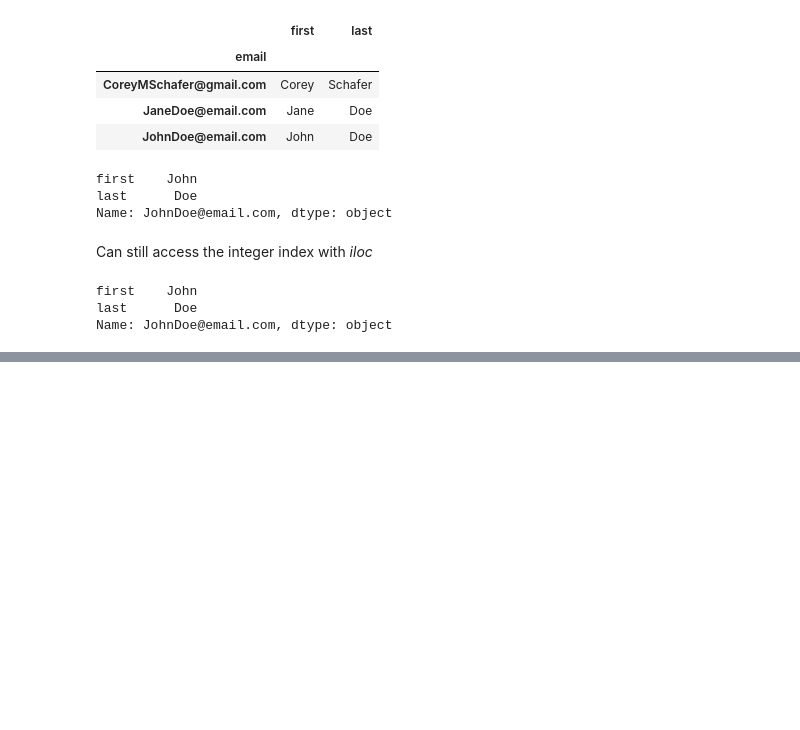
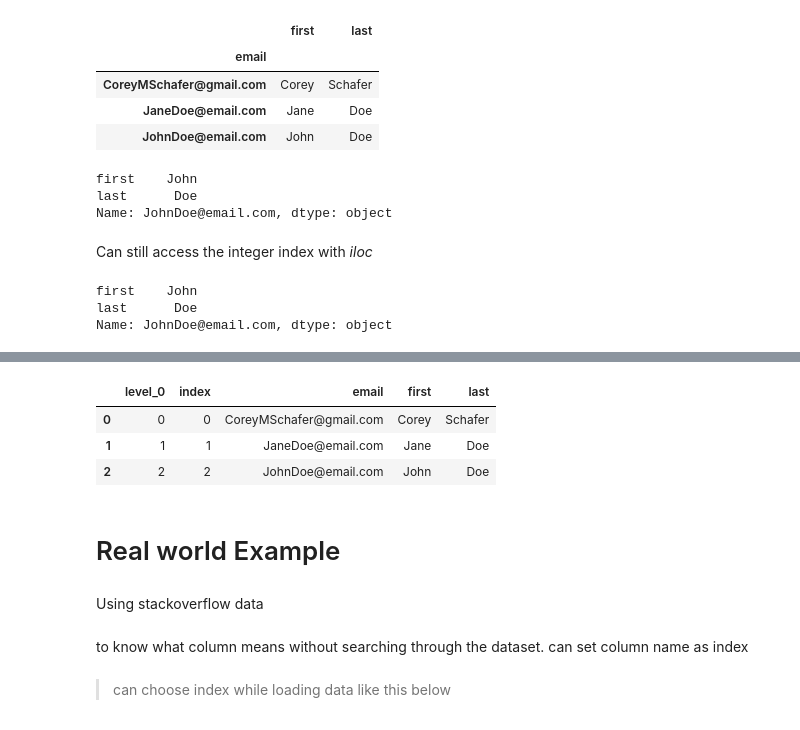
Before and after one commit to innovinitylabs/pandas-notes-corey-schaffer, a Jupyter notebook: 03-Indexes-Set_reset_use.ipynb, the cells around one changed output, grey strips where cells are left out. Saved outputs shown, nothing was run; the diff lists cells and outputs as text; code cells hidden in the pictures; blank space fills up the shorter version.

```diff
--- a/03-Indexes-Set_reset_use.ipynb
+++ b/03-Indexes-Set_reset_use.ipynb
@@ -72,0 +83,15 @@ Name: JohnDoe@email.com, dtype: object
+# %%
+dft
+# %% [output]
+|  | level_0 | index | email | first | last |
+| 0 | 0 | 0 | CoreyMSchafer@gmail.com | Corey | Schafer |
+| 1 | 1 | 1 | JaneDoe@email.com | Jane | Doe |
+| 2 | 2 | 2 | JohnDoe@email.com | John | Doe |
+# %% [markdown]
+# Real world Example
+# %% [markdown]
+Using stackoverflow data
+# %% [markdown]
+to know what column means without searching through the dataset. can set column name as index
+# %% [markdown]
+> can choose index while loading data like this below
```
Also changed, not shown: parts of 15 cells of this notebook.
